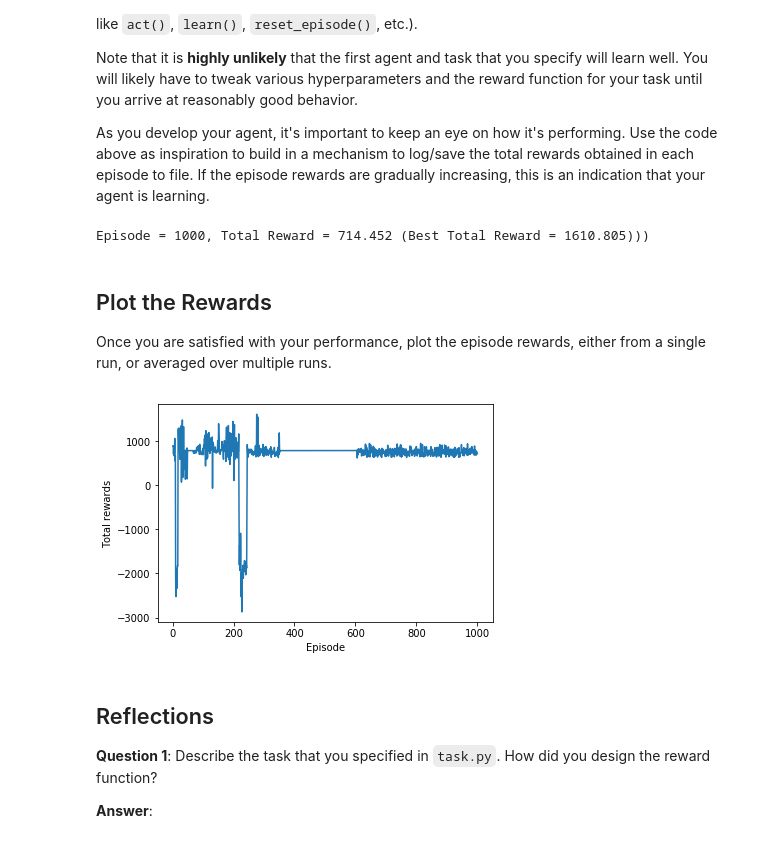
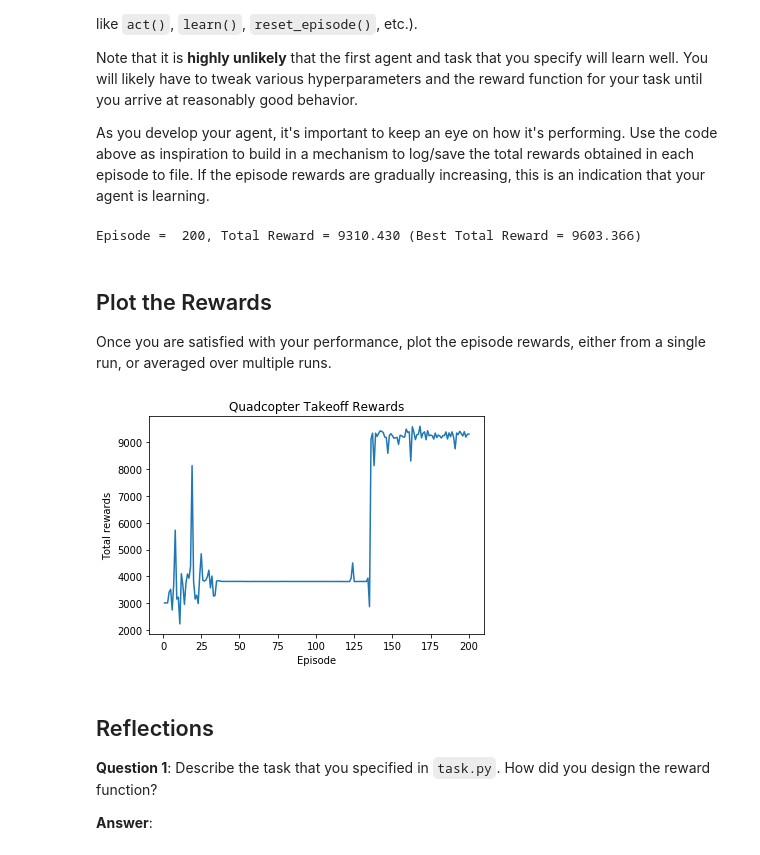
Before and after one commit to rmulumba/RL_Quadcopter, a Jupyter notebook: Quadcopter_Project.ipynb, the cells around one changed output. Cells and saved outputs as stored; diff of their text form; code cells hidden in the pictures.

Commit message:
Updating rewards and tasks algorithm.

```diff
--- a/Quadcopter_Project.ipynb
+++ b/Quadcopter_Project.ipynb
@@ -223,13 +223,13 @@ Note that it is **highly unlikely** that the first agent and task that you speci
 As you develop your agent, it's important to keep an eye on how it's performing. Use the code above as inspiration to build in a mechanism to log/save the total rewards obtained in each episode to file.  If the episode rewards are gradually increasing, this is an indication that your agent is learning.
 # %%
 ## TODO: Train your agent here.
-# Taking off
+# Training the taking off agent.
 runtime = 10
 init_pose = np.array([0., 0., 0., 0., 0., 0.]) # Initial position before take off.
 init_velocities = np.array([0., 0., 0.]) # Initial velocities before take off.
 init_angle_velocities = np.array([0., 0., 0.]) # Inital angle velocities before take off.
 file_output = 'rewards.txt' # I'll save the rewards in this file.
-episodes = 1000 # The number of episodes used to train the agent.
+episodes = 200 # The number of episodes used to train the agent.
 target_pos = np.array([0., 0., 10.]) # Target position.
 done = False
 
@@ -265,22 +265,23 @@ with open(file_output, 'w') as csvfile:
                 break
         sys.stdout.flush()
 # %% [output]
-Episode = 1000, Total Reward = 714.452 (Best Total Reward = 1610.805)))
+Episode =  200, Total Reward = 9310.430 (Best Total Reward = 9603.366)
 # %% [markdown]
 ## Plot the Rewards
 
 Once you are satisfied with your performance, plot the episode rewards, either from a single run, or averaged over multiple runs.
 # %%
 ## TODO: Plot the rewards.
+
 import matplotlib.pyplot as plt
 %matplotlib inline
-
+plt.title('Quadcopter Takeoff Rewards')
 plt.xlabel('Episode')
 plt.ylabel('Total rewards')
 plt.plot(results['episode'], results['total_rewards'])
 _ = plt.ylim()
 # %% [output]
-[figure, old version]
+[figure, new version]
 # %% [markdown]
 ## Reflections
 
```
Also changed, not shown: parts of 12 cells of this notebook, 2 other files.
